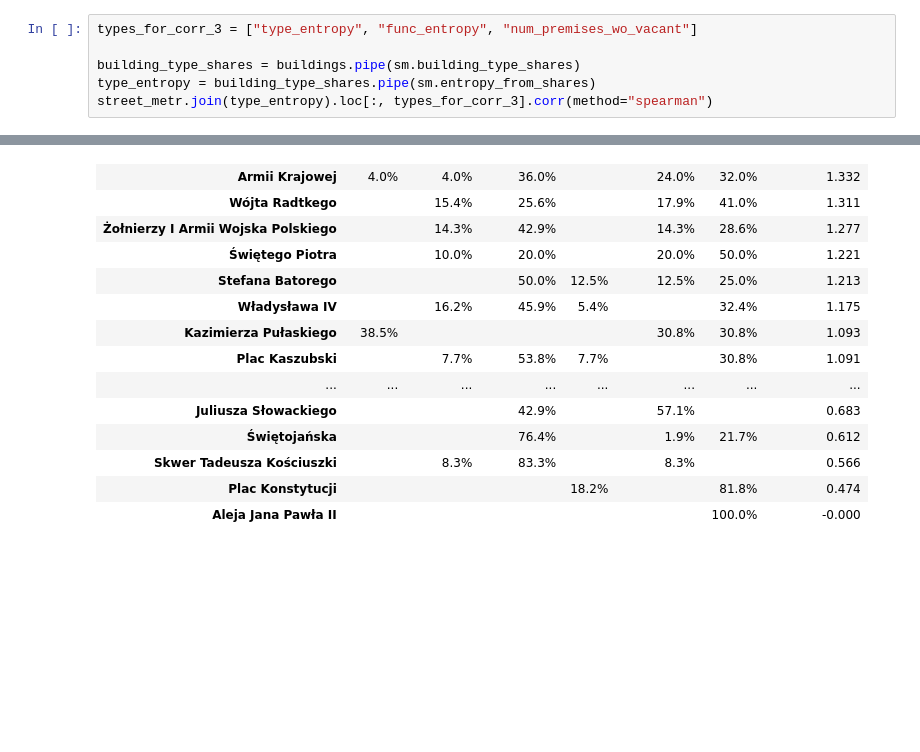
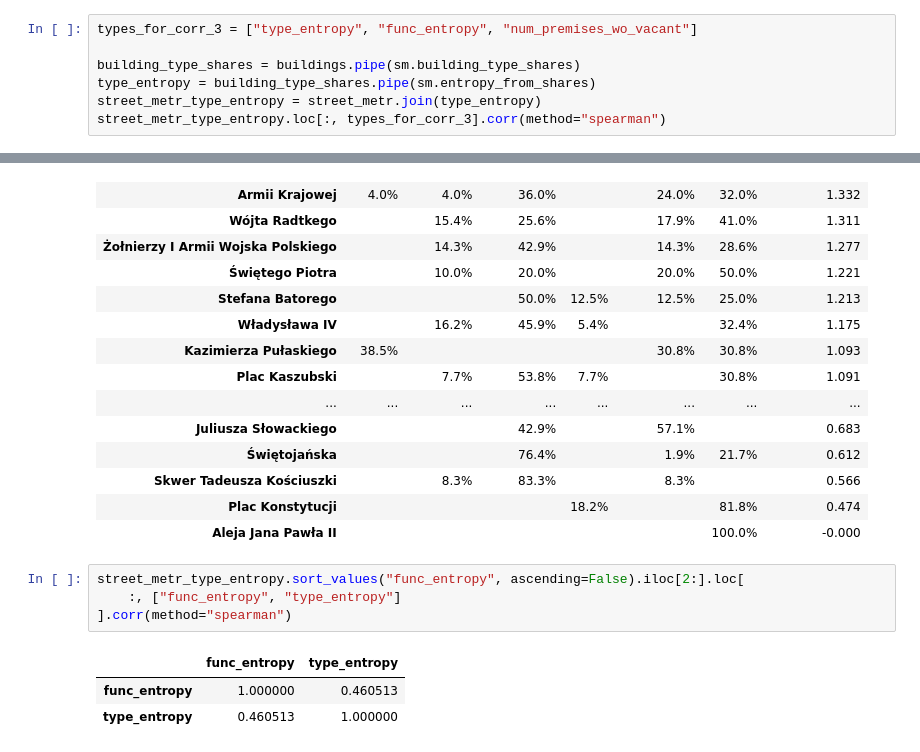
Before and after one commit to MichalRyplewicz/gdynia-srodmiescie, a Jupyter notebook: checkpoints/2026-10-27/2026.10.27_data_overview.ipynb, the cells around one changed output, grey strips where cells are left out. Drawn from its saved outputs; the diff is of its cells as text; blank space fills up the shorter version.

```diff
--- a/checkpoints/2026-10-27/2026.10.27_data_overview.ipynb
+++ b/checkpoints/2026-10-27/2026.10.27_data_overview.ipynb
@@ -242,7 +244,8 @@ types_for_corr_3 = ["type_entropy", "func_entropy", "num_premises_wo_vacant"]
 
 building_type_shares = buildings.pipe(sm.building_type_shares)
 type_entropy = building_type_shares.pipe(sm.entropy_from_shares)
-street_metr.join(type_entropy).loc[:, types_for_corr_3].corr(method="spearman")
+street_metr_type_entropy = street_metr.join(type_entropy)
+street_metr_type_entropy.loc[:, types_for_corr_3].corr(method="spearman")
 # %% [output]
 |  | type_entropy | func_entropy | num_premises_wo_vacant |
 | type_entropy | 1.000000 | 0.562671 | -0.004110 |
@@ -275,3 +278,11 @@ building_type_shares.join(type_entropy["type_entropy"]).loc[
 | Skwer Tadeusza Kościuszki |  | 8.3% | 83.3% |  | 8.3% |  | 0.566 |
 | Plac Konstytucji |  |  |  | 18.2% |  | 81.8% | 0.474 |
 | Aleja Jana Pawła II |  |  |  |  |  | 100.0% | -0.000 |
+# %%
+street_metr_type_entropy.sort_values("func_entropy", ascending=False).iloc[2:].loc[
+    :, ["func_entropy", "type_entropy"]
+].corr(method="spearman")
+# %% [output]
+|  | func_entropy | type_entropy |
+| func_entropy | 1.000000 | 0.460513 |
+| type_entropy | 0.460513 | 1.000000 |
```
Also changed, not shown: parts of 4 cells of this notebook.
